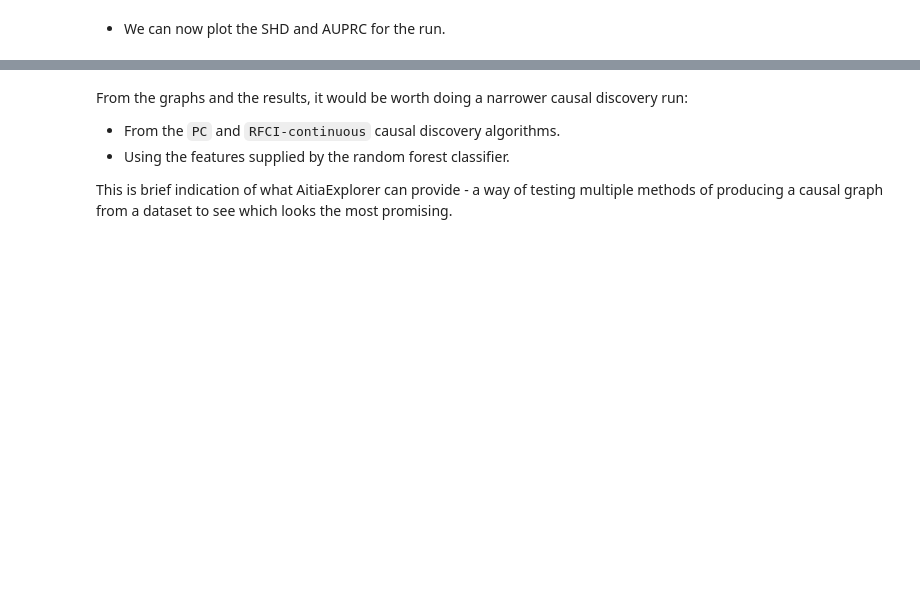
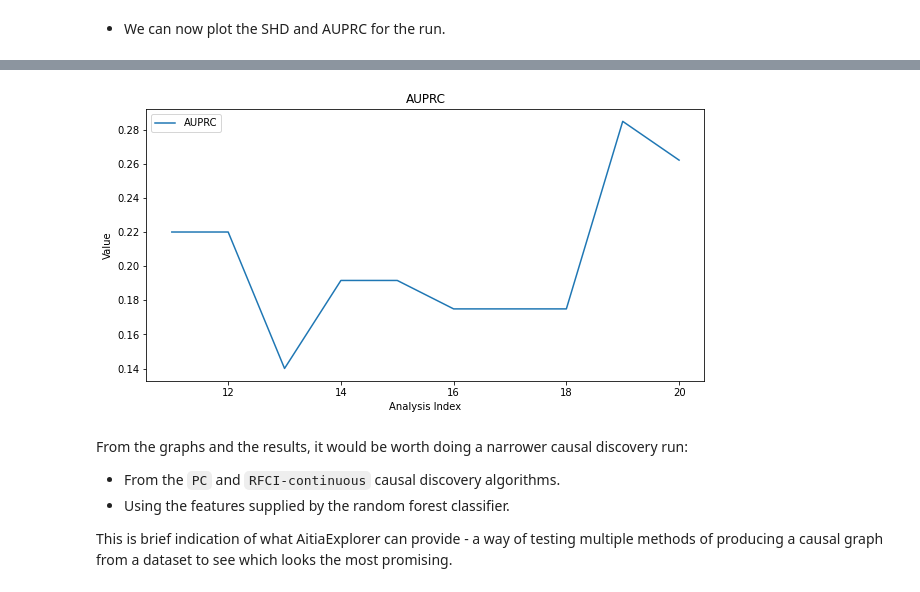
Before and after one commit to seamus-brady/aitiaexplorer, a Jupyter notebook: notebooks/Example04-Causal_Discovery_Within_A_Range_of_Features.ipynb, the cells around one changed output, grey strips where cells are left out. Cells and saved outputs as stored; diff of their text form; code cells hidden in the pictures; blank space fills up the shorter version.

```diff
--- a/notebooks/Example04-Causal_Discovery_Within_A_Range_of_Features.ipynb
+++ b/notebooks/Example04-Causal_Discovery_Within_A_Range_of_Features.ipynb
@@ -157,3 +159,14 @@ plt.show()
+# %%
+plt.rcParams["figure.figsize"] = (10, 5)
+
+plt.plot(np.arange(11,21), auprc_max, label='AUPRC')
+plt.title('AUPRC')
+plt.xlabel('Analysis Index')
+plt.ylabel('Value')
+plt.legend()
+plt.show()
+# %% [output]
+[figure, added]
 # %% [markdown]
 From the graphs and the results, it would be worth doing a narrower causal discovery run:
 - From the `PC` and `RFCI-continuous` causal discovery algorithms.
```
Also changed, not shown: parts of 6 cells of this notebook.
